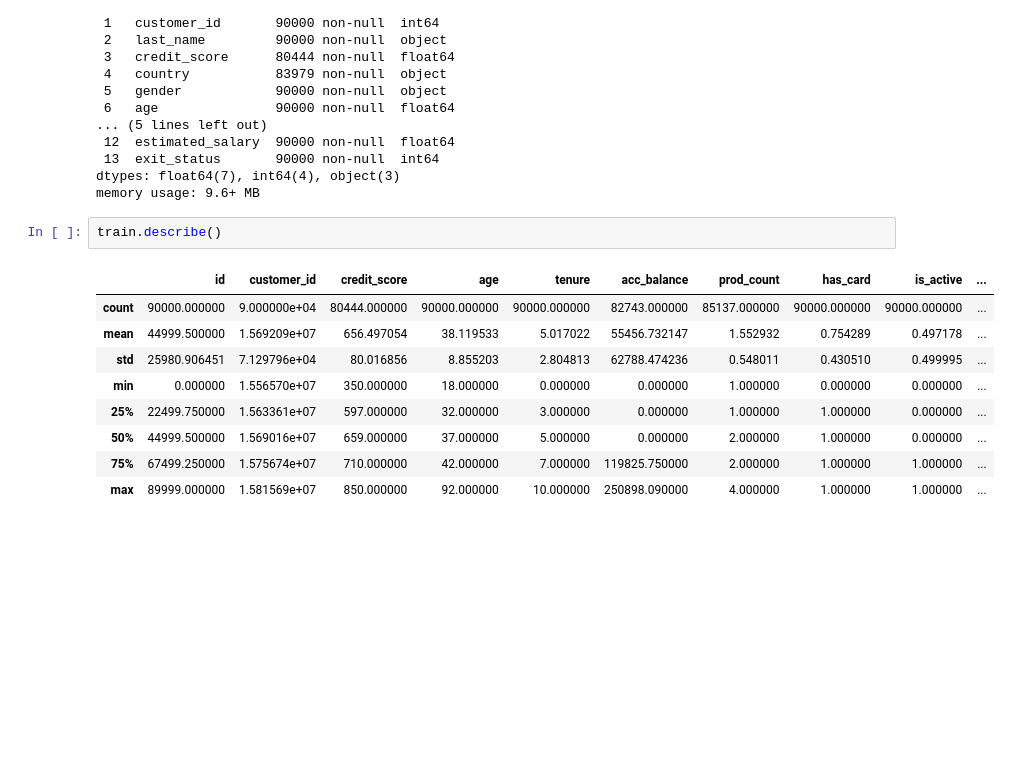
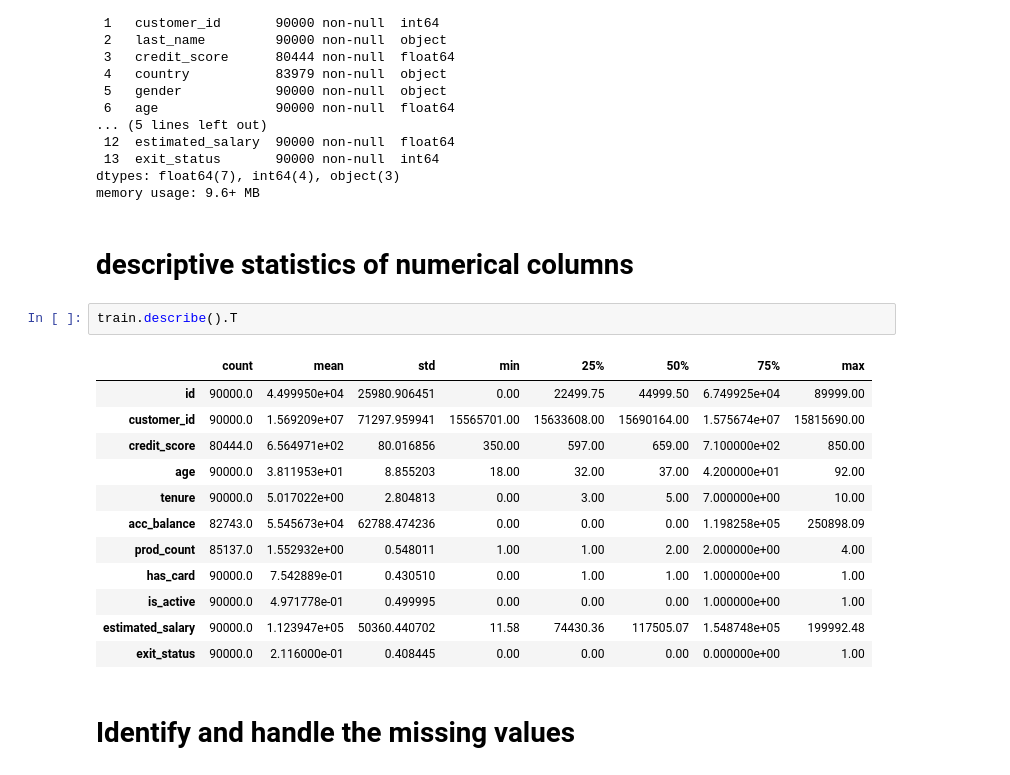
Before and after one commit to ShivaDoulagar/Kaggle-contests, a Jupyter notebook: assignment-2.ipynb, the cells around one changed output. Saved outputs shown, nothing was run; the diff lists cells and outputs as text; blank space fills up the shorter version.

```diff
--- a/assignment-2.ipynb
+++ b/assignment-2.ipynb
@@ -65,15 +65,22 @@ Data columns (total 14 columns):
  13  exit_status       90000 non-null  int64
 dtypes: float64(7), int64(4), object(3)
 memory usage: 9.6+ MB
+# %% [markdown]
+# descriptive statistics of numerical columns
 # %%
-train.describe()
+train.describe().T
 # %% [output]
-|  | id | customer_id | credit_score | age | tenure | acc_balance | prod_count | has_card | is_active | ... |
-| count | 90000.000000 | 9.000000e+04 | 80444.000000 | 90000.000000 | 90000.000000 | 82743.000000 | 85137.000000 | 90000.000000 | 90000.000000 | ... |
-| mean | 44999.500000 | 1.569209e+07 | 656.497054 | 38.119533 | 5.017022 | 55456.732147 | 1.552932 | 0.754289 | 0.497178 | ... |
-| std | 25980.906451 | 7.129796e+04 | 80.016856 | 8.855203 | 2.804813 | 62788.474236 | 0.548011 | 0.430510 | 0.499995 | ... |
-| min | 0.000000 | 1.556570e+07 | 350.000000 | 18.000000 | 0.000000 | 0.000000 | 1.000000 | 0.000000 | 0.000000 | ... |
-| 25% | 22499.750000 | 1.563361e+07 | 597.000000 | 32.000000 | 3.000000 | 0.000000 | 1.000000 | 1.000000 | 0.000000 | ... |
-| 50% | 44999.500000 | 1.569016e+07 | 659.000000 | 37.000000 | 5.000000 | 0.000000 | 2.000000 | 1.000000 | 0.000000 | ... |
-| 75% | 67499.250000 | 1.575674e+07 | 710.000000 | 42.000000 | 7.000000 | 119825.750000 | 2.000000 | 1.000000 | 1.000000 | ... |
-| max | 89999.000000 | 1.581569e+07 | 850.000000 | 92.000000 | 10.000000 | 250898.090000 | 4.000000 | 1.000000 | 1.000000 | ... |
+|  | count | mean | std | min | 25% | 50% | 75% | max |
+| id | 90000.0 | 4.499950e+04 | 25980.906451 | 0.00 | 22499.75 | 44999.50 | 6.749925e+04 | 89999.00 |
+| customer_id | 90000.0 | 1.569209e+07 | 71297.959941 | 15565701.00 | 15633608.00 | 15690164.00 | 1.575674e+07 | 15815690.00 |
+| credit_score | 80444.0 | 6.564971e+02 | 80.016856 | 350.00 | 597.00 | 659.00 | 7.100000e+02 | 850.00 |
+| age | 90000.0 | 3.811953e+01 | 8.855203 | 18.00 | 32.00 | 37.00 | 4.200000e+01 | 92.00 |
+| tenure | 90000.0 | 5.017022e+00 | 2.804813 | 0.00 | 3.00 | 5.00 | 7.000000e+00 | 10.00 |
+| acc_balance | 82743.0 | 5.545673e+04 | 62788.474236 | 0.00 | 0.00 | 0.00 | 1.198258e+05 | 250898.09 |
+| prod_count | 85137.0 | 1.552932e+00 | 0.548011 | 1.00 | 1.00 | 2.00 | 2.000000e+00 | 4.00 |
+| has_card | 90000.0 | 7.542889e-01 | 0.430510 | 0.00 | 1.00 | 1.00 | 1.000000e+00 | 1.00 |
+| is_active | 90000.0 | 4.971778e-01 | 0.499995 | 0.00 | 0.00 | 0.00 | 1.000000e+00 | 1.00 |
+| estimated_salary | 90000.0 | 1.123947e+05 | 50360.440702 | 11.58 | 74430.36 | 117505.07 | 1.548748e+05 | 199992.48 |
+| exit_status | 90000.0 | 2.116000e-01 | 0.408445 | 0.00 | 0.00 | 0.00 | 0.000000e+00 | 1.00 |
+# %% [markdown]
+# Identify and handle the missing values
```
Also changed, not shown: parts of 16 cells of this notebook.
